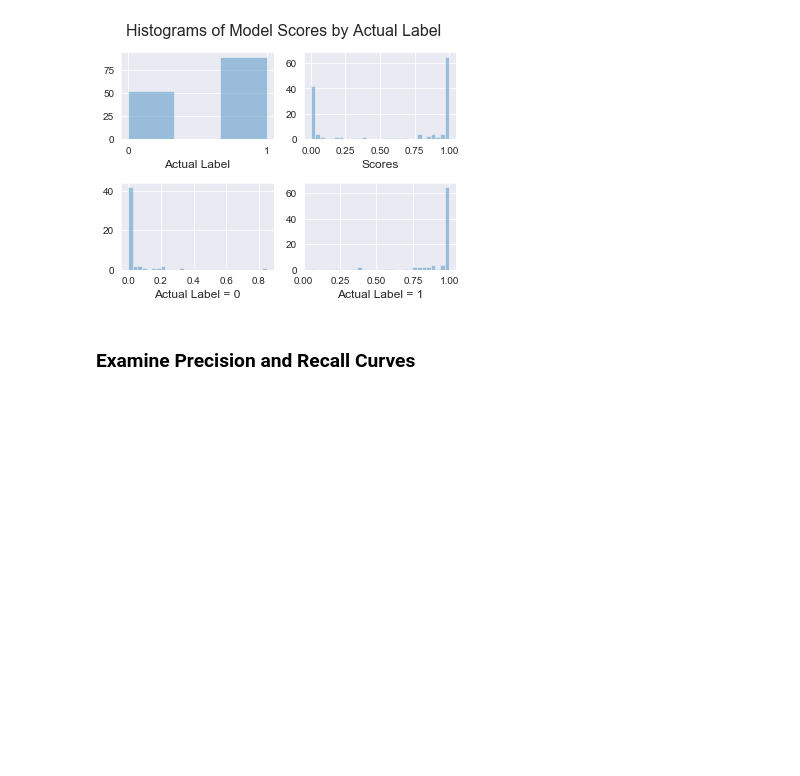
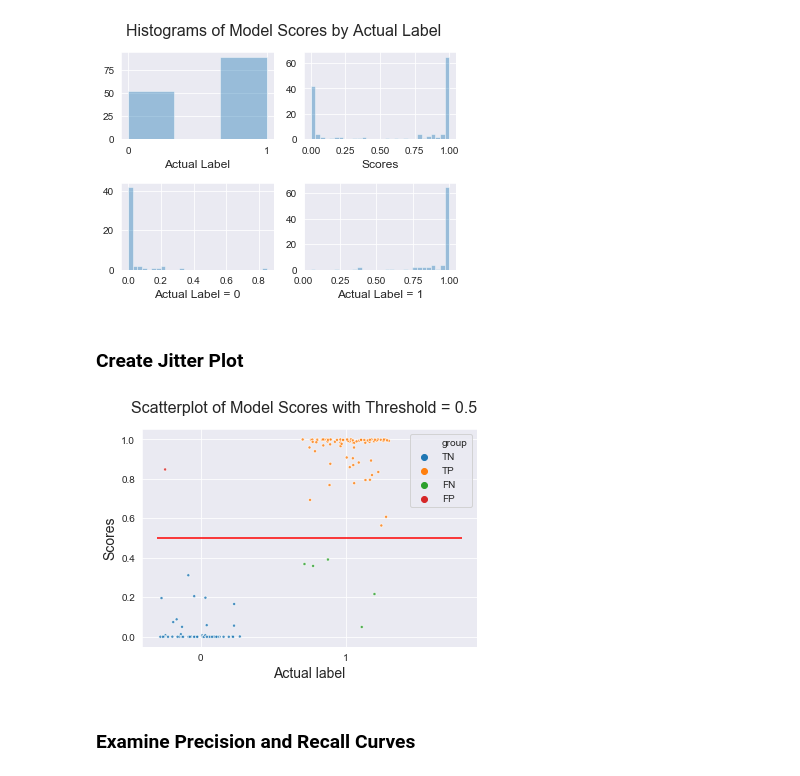
Before and after one commit to betas-org/betas, a Jupyter notebook: examples/demo_binary_score_plot.ipynb, the cells around one changed output. Saved outputs shown, nothing was run; the diff lists cells and outputs as text; code cells hidden in the pictures; blank space fills up the shorter version.

```diff
--- a/examples/demo_binary_score_plot.ipynb
+++ b/examples/demo_binary_score_plot.ipynb
@@ -45,6 +45,12 @@ bsp = BinaryScorePlot(scores, y_test, threshold=0.5)
 bsp.plot_hist()
 # %% [output]
 [figure]
+# %% [markdown]
+### Create Jitter Plot
+# %%
+bsp.plot_jitter()
+# %% [output]
+[figure, added]
 # %% [markdown]
 ### Examine Precision and Recall Curves
 # %%
```
Also changed, not shown: 7 other files.
